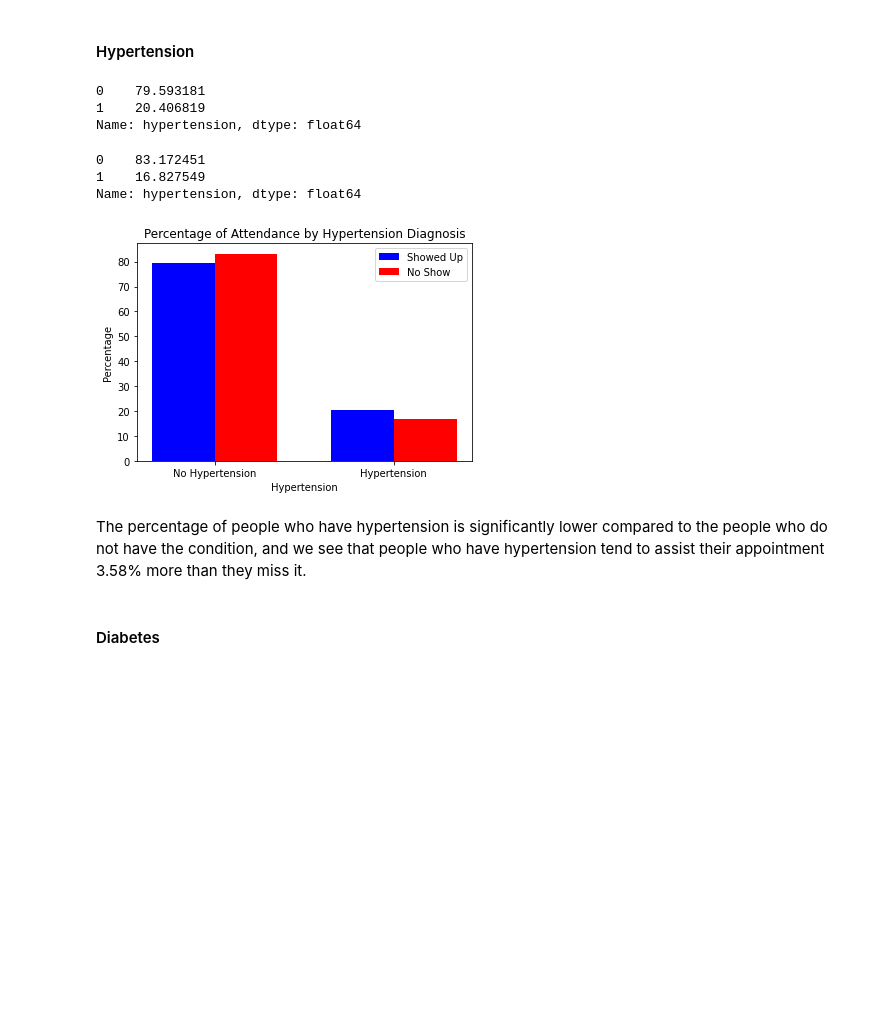
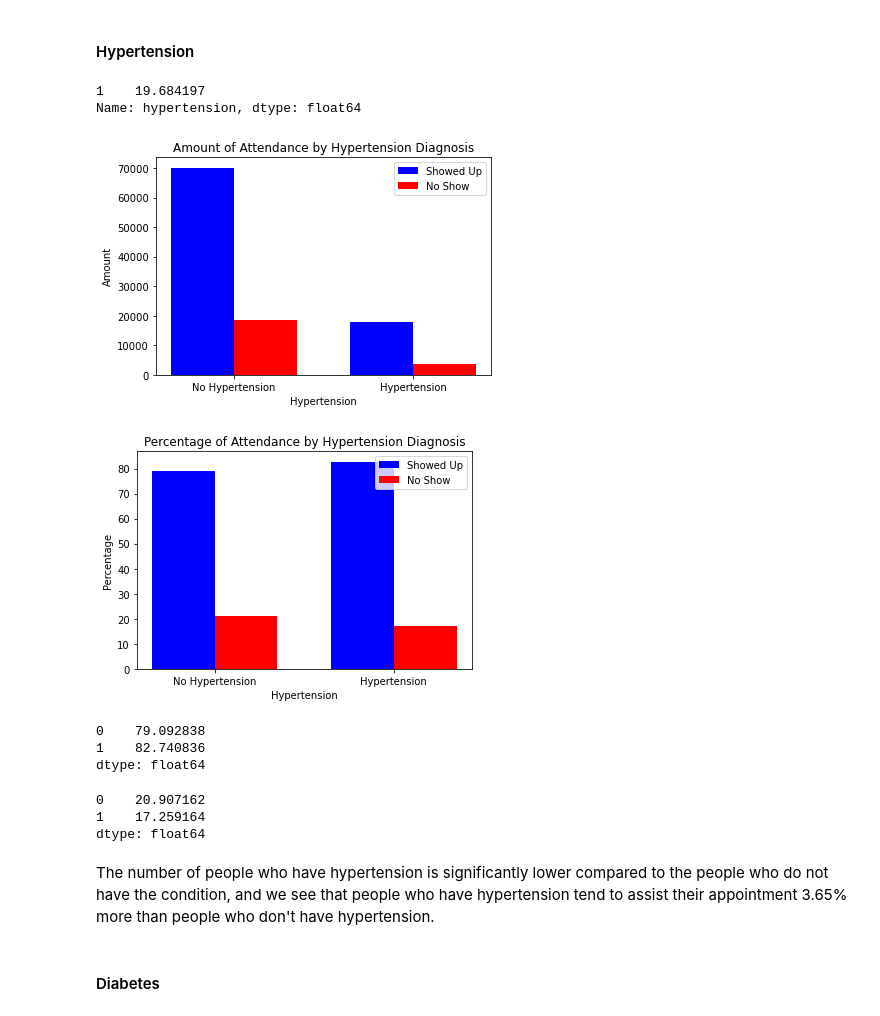
Before and after one commit to jlvalport/Medical-appointments-analysis, a Jupyter notebook: No-show Medical Appointments Analysis.ipynb, the cells around one changed output. Saved outputs shown, nothing was run; the diff lists cells and outputs as text; code cells hidden in the pictures; blank space fills up the shorter version.

```diff
--- a/No-show Medical Appointments Analysis.ipynb
+++ b/No-show Medical Appointments Analysis.ipynb
@@ -397,40 +438,79 @@ We can see that the shorter the period between the scheduling date and the appoi
 ### Research Question: Do hypertension, diabetes, or alcoholism influence whether the patient shows up to the appointment?
 # %% [markdown]
 #### Hypertension
+# %%
+df_hyper_no = df.query('hypertension == 0')
+df_hyper_yes = df.query('hypertension == 1')
+# %%
+# Percentage of people with hypertension
+df_hyper_yes['hypertension'].value_counts() / df.shape[0] * 100
+# %% [output]
+1    19.684197
+Name: hypertension, dtype: float64
 # %%
-percent_show_hypertension = df_showed_up['hypertension'].value_counts() / df_showed_up.shape[0] * 100
-percent_show_hypertension
+amount_show_hyper_yes = df_hyper_yes['showed_up'].value_counts()
+percent_show_hyper_yes = amount_show_hyper_yes / df_hyper_yes.shape[0] * 100
-# %% [output]
-0    79.593181
-1    20.406819
-Name: hypertension, dtype: float64
 # %%
-percent_no_show_hypertension = df_not_showed_up['hypertension'].value_counts() / df_not_showed_up.shape[0] * 100
-percent_no_show_hypertension
+amount_show_hyper_no = df_hyper_no['showed_up'].value_counts()
+percent_show_hyper_no = amount_show_hyper_no / df_hyper_no.shape[0] * 100
-# %% [output]
-0    83.172451
-1    16.827549
-Name: hypertension, dtype: float64
+# %%
+amount_show_hypertension = pd.Series(np.array([amount_show_hyper_no['Yes'], amount_show_hyper_yes['Yes']]))
+amount_no_show_hypertension = pd.Series(np.array([amount_show_hyper_no['No'], amount_show_hyper_yes['No']]))
+percent_show_hypertension = pd.Series(np.array([percent_show_hyper_no['Yes'], percent_show_hyper_yes['Yes']]))
+percent_no_show_hypertension = pd.Series(np.array([percent_show_hyper_no['No'], percent_show_hyper_yes['No']]))
 # %%
-ind_x = np.arange(len(percent_show_hypertension))  # the x locations for the groups
+ind_x = np.arange(len(amount_show_hypertension))  # the x locations for the groups
 width_bars = 0.35       # the width of the bars
 
-blue_bars = plt.bar(ind_x, percent_show_hypertension, width_bars, color='blue', label='Showed Up')
-orange_bars = plt.bar(ind_x + width_bars, percent_no_show_hypertension, width_bars, color='red', label='No Show')
+blue_bars = plt.bar(ind_x, amount_show_hypertension, width_bars, color='blue', label='Showed Up')
+orange_bars = plt.bar(ind_x + width_bars, amount_no_show_hypertension, width_bars, color='red', label='No Show')
 
 # title and labels
-plt.ylabel('Percentage')
+plt.ylabel('Amount')
 plt.xlabel('Hypertension')
-plt.title('Percentage of Attendance by Hypertension Diagnosis')
+plt.title('Amount of Attendance by Hypertension Diagnosis')
 locations = ind_x + width_bars / 2  # xtick locations
 labels = ['No Hypertension', 'Hypertension']  # xtick labels
 plt.xticks(locations, labels)
 
 # legend
 plt.legend();
 # %% [output]
-[figure, old version]
+[figure, new version]
+# %%
+ind_x = np.arange(len(percent_show_hypertension))  # the x locations for the groups
+width_bars = 0.35       # the width of the bars
+
+blue_bars = plt.bar(ind_x, percent_show_hypertension, width_bars, color='blue', label='Showed Up')
+orange_bars = plt.bar(ind_x + width_bars, percent_no_show_hypertension, width_bars, color='red', label='No Show')
+
+# title and labels
+plt.ylabel('Percentage')
+plt.xlabel('Hypertension')
+plt.title('Percentage of Attendance by Hypertension Diagnosis')
+locations = ind_x + width_bars / 2  # xtick locations
+labels = ['No Hypertension', 'Hypertension']  # xtick labels
+plt.xticks(locations, labels)
+
+# legend
+plt.legend();
+# %% [output]
+[figure, added]
+# %%
+# Percentage of people that showed up who have or not hypertension
+percent_show_hypertension
+# %% [output]
+0    79.092838
+1    82.740836
+dtype: float64
+# %%
+# Percentage of people that did not show up who have or not hypertension
+percent_no_show_hypertension
+# %% [output]
+0    20.907162
+1    17.259164
+dtype: float64
 # %% [markdown]
-The percentage of people who have hypertension is significantly lower compared to the people who do not have the condition, and we see that people who have hypertension tend to assist their appointment 3.58% more than they miss it.
+The number of people who have hypertension is significantly lower compared to the people who do not have the condition, and we see that people who have hypertension tend to assist their appointment 3.65% more than people who don't have hypertension.
 # %% [markdown]
 #### Diabetes
```
Also changed, not shown: parts of 78 cells of this notebook.
